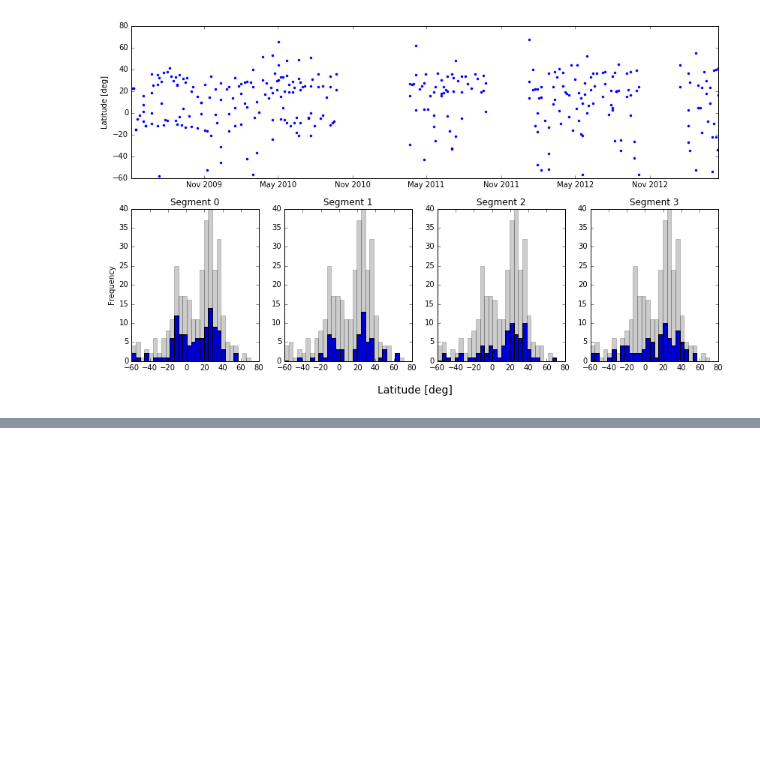
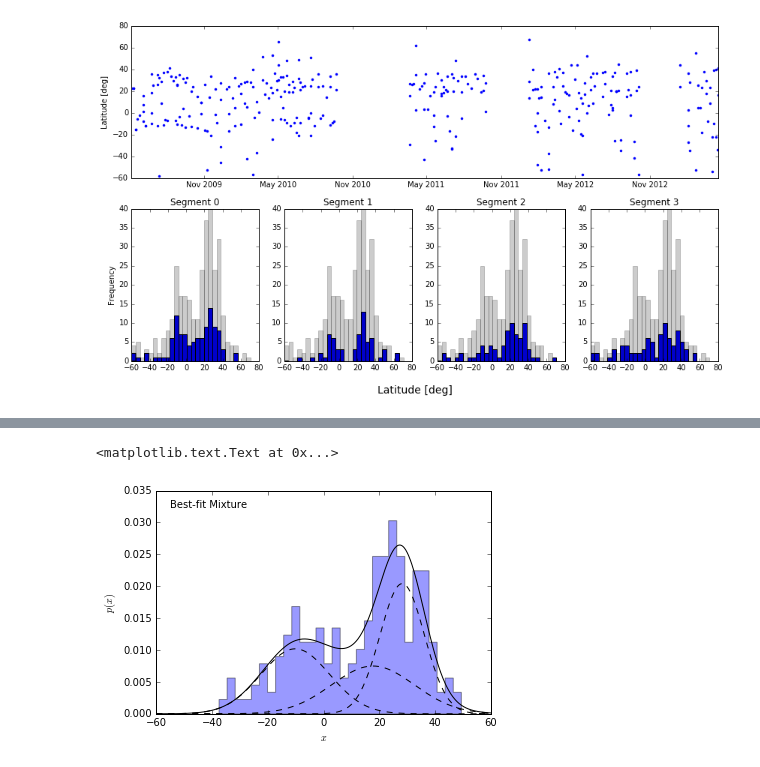
Before and after one commit to bmorris3/friedrich, a Jupyter notebook: hat11_is_90/latitude_distribution.ipynb, the cells around one changed output, grey strips where cells are left out. Saved outputs shown, nothing was run; the diff lists cells and outputs as text; code cells hidden in the pictures; blank space fills up the shorter version.

```diff
--- a/hat11_is_90/latitude_distribution.ipynb
+++ b/hat11_is_90/latitude_distribution.ipynb
@@ -279,0 +114,26 @@ fig = corner.corner(samples)
+# %%
+from sklearn.mixture import GMM
+
+X = np.atleast_2d(significant_latitudes).T
+
+fig, ax = plt.subplots()
+M_best = GMM(3).fit(X)#models[np.argmin(AIC)]
+
+x = np.atleast_2d(np.linspace(-60, 60, 1000)).T
+# logprob, responsibilities = M_best.eval(x)
+logprob = M_best.score(x)
+responsibilities = M_best.predict_proba(x)
+
+pdf = np.exp(logprob)
+pdf_individual = responsibilities * pdf[:, np.newaxis]
+
+ax.hist(X, 30, normed=True, histtype='stepfilled', alpha=0.4)
+ax.plot(x, pdf, '-k')
+ax.plot(x, pdf_individual, '--k')
+ax.text(0.04, 0.96, "Best-fit Mixture",
+        ha='left', va='top', transform=ax.transAxes)
+ax.set_xlabel('$x$')
+ax.set_ylabel('$p(x)$')
+# %% [output]
+<matplotlib.text.Text at 0x...>
+[figure, added]
```
Also changed, not shown: parts of 26 cells of this notebook.
